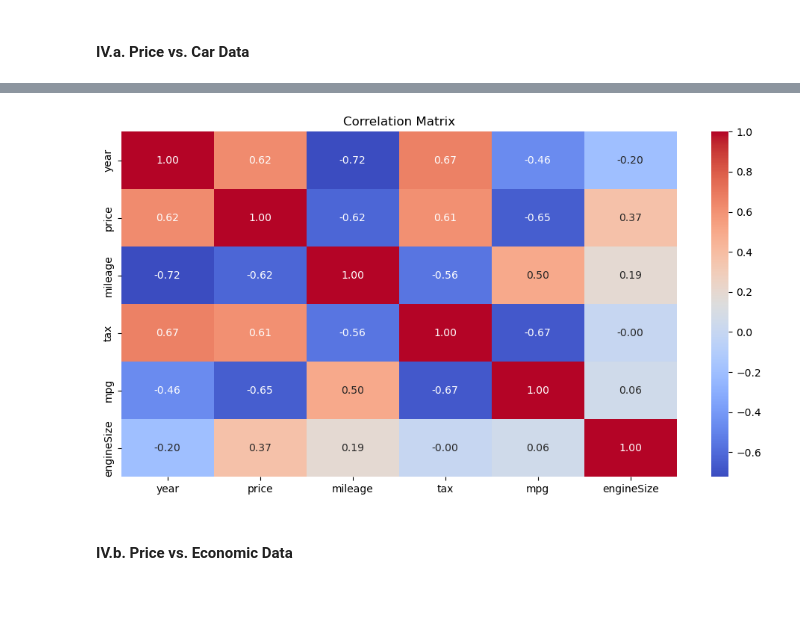
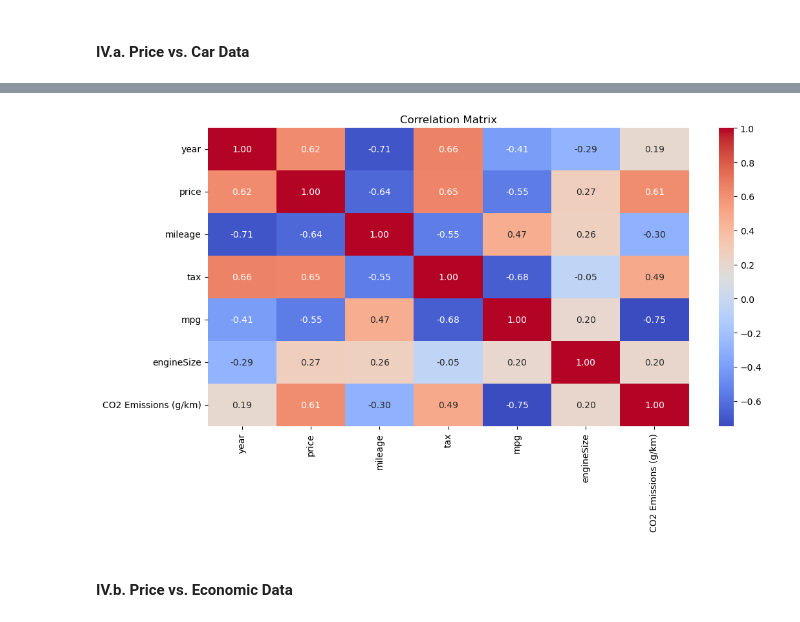
Before and after one commit to pholmes116/UK-used-car-prices-public, a Jupyter notebook: UK_car_rental.ipynb, the cells around one changed output, grey strips where cells are left out. Saved outputs shown, nothing was run; the diff lists cells and outputs as text; code cells hidden in the pictures; blank space fills up the shorter version.

Commit message:
changing emissions dtype and adding to correlation heatmap

```diff
--- a/UK_car_rental.ipynb
+++ b/UK_car_rental.ipynb
@@ -703,7 +703,7 @@ emissions_dict = {
     '2020 Manual Petrol 1.0' : 115
     }
 
-golf['CO2 Emissions (g/km)'] = golf['setup'].map(emissions_dict).fillna("NA")
+golf['CO2 Emissions (g/km)'] = golf['setup'].map(emissions_dict).astype("float64")
 # %%
 display(golf)
 # %% [output]
@@ -734,25 +750,25 @@ d. choose most influential factors (max 3)
 # %%
 # Select only numeric columns
-golf_numr = golf.select_dtypes(include=['float64', 'int64']).copy()
+golf_numr = golf.select_dtypes(include=['float64', 'int64']).copy().dropna()
 
 # Create a matrix to store the correlations
 golf_corr = pd.DataFrame(index=golf_numr.columns, columns=golf_numr.columns)
 
 # Calculate the correlations
 for i in range(len(golf_numr.columns)):
     for j in range(len(golf_numr.columns)):
         golf_corr.iloc[i, j] = golf_numr.iloc[:, i].corr(golf_numr.iloc[:, j])
 
 # Convert to numeric
 golf_corr = golf_corr.apply(pd.to_numeric, errors='coerce')
 
 # Plot the correlation matrix as a heatmap
 plt.figure(figsize=(12, 6))
 sns.heatmap(golf_corr, annot=True, cmap='coolwarm', fmt=".2f")
 plt.title('Correlation Matrix')
 plt.show()
 # %% [output]
-[figure, old version]
+[figure, new version]
 # %% [markdown]
 #### IV.b. Price vs. Economic Data
 # %% [markdown]
```
Also changed, not shown: parts of 2 cells of this notebook.
